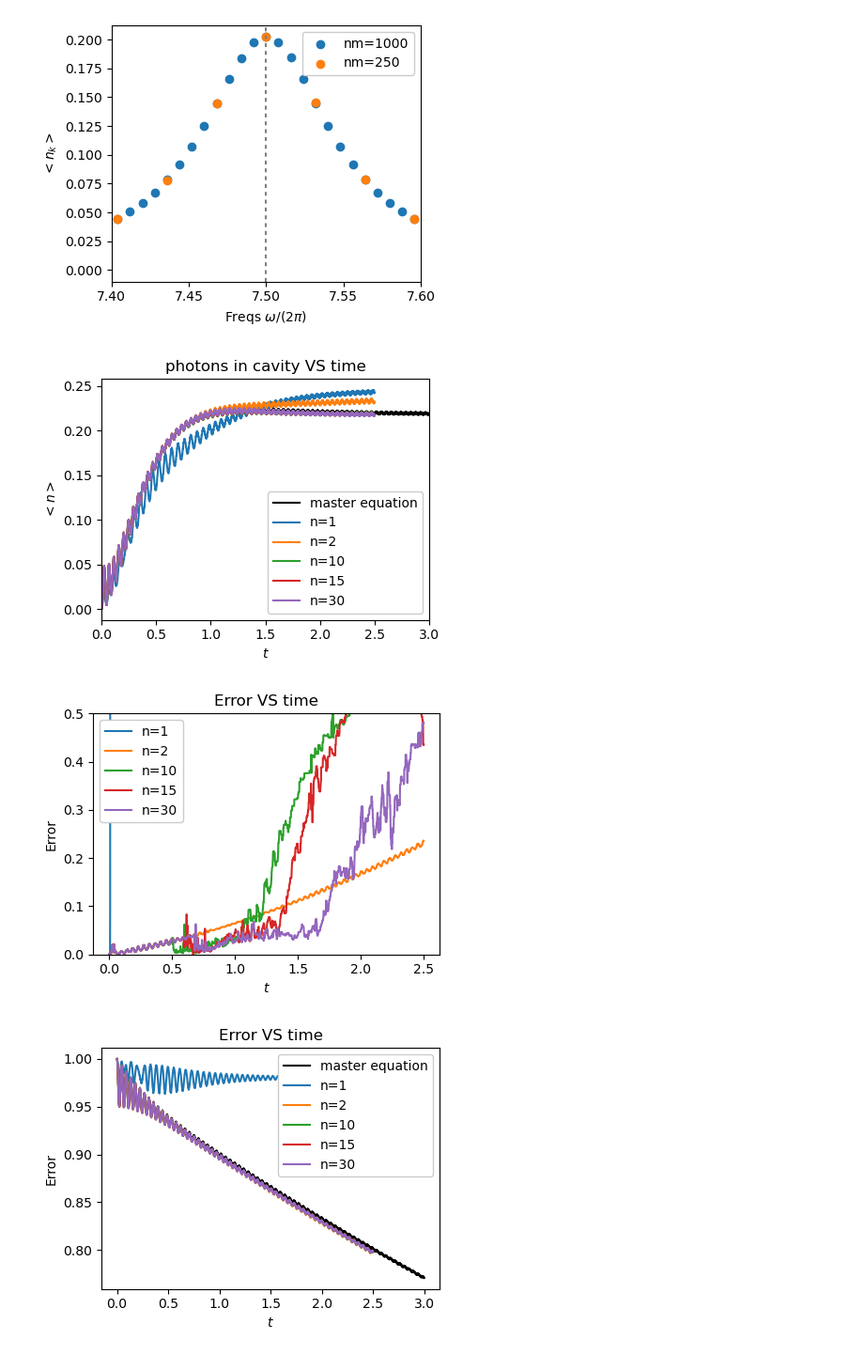
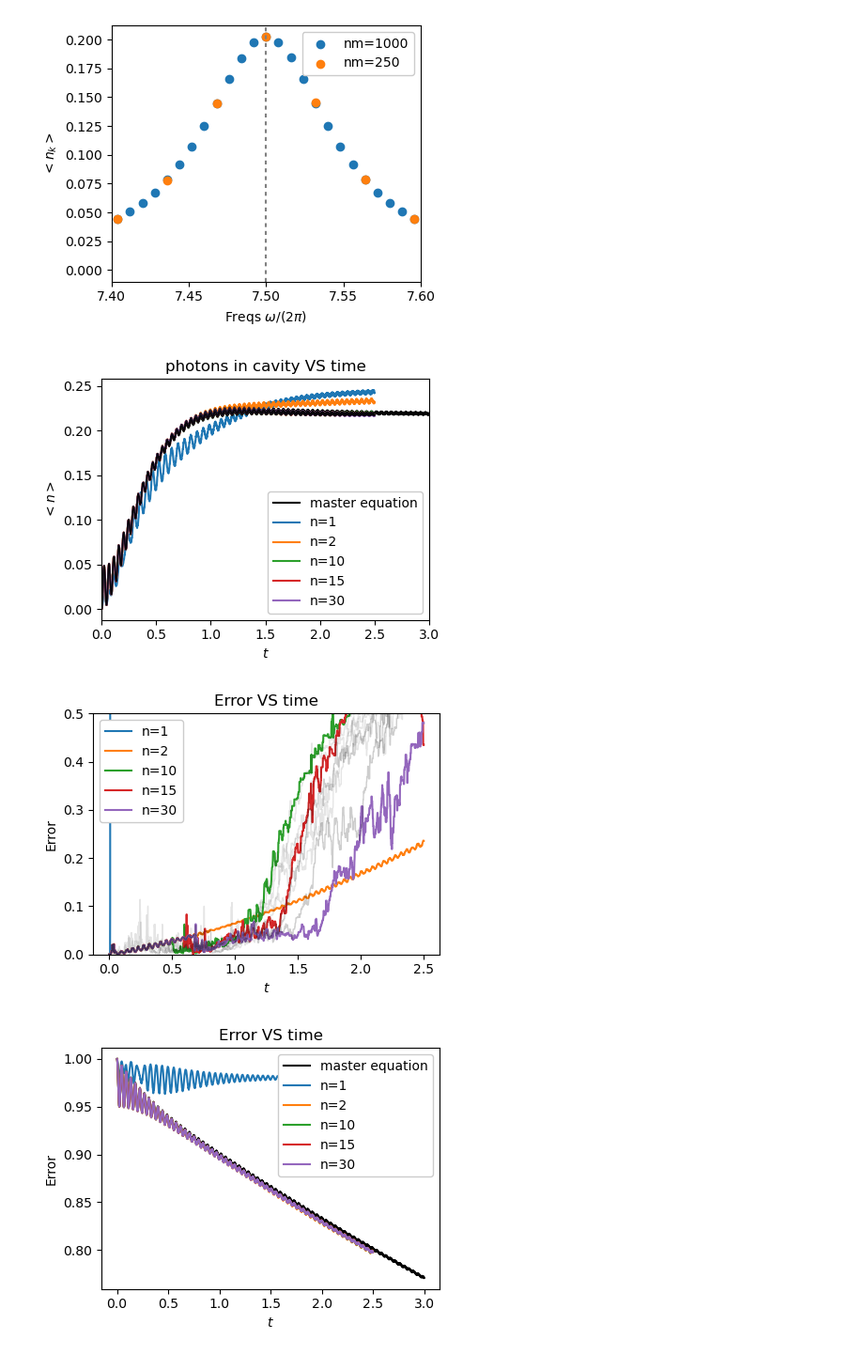
Before and after one commit to ngheeraert/HIGH_POWER_READOUT_FORTRAN, a Jupyter notebook: data_analysis/NL=2_QB_5.3_CAV_7.5_ad0.1_al0.050405_KAPPA_TIMES_5_bw8_DO_before_update_F.ipynb, the cells around one changed output. Shown: that part at 94% size. Saved outputs shown, nothing was run; the diff lists cells and outputs as text; code cells hidden in the pictures.

```diff
--- a/data_analysis/NL=2_QB_5.3_CAV_7.5_ad0.1_al0.050405_KAPPA_TIMES_5_bw8_DO_before_update_F.ipynb
+++ b/data_analysis/NL=2_QB_5.3_CAV_7.5_ad0.1_al0.050405_KAPPA_TIMES_5_bw8_DO_before_update_F.ipynb
@@ -36,6 +36,26 @@ paramchar= "nl2_n2_10_E0.30E-01_dtadd0.20_0.30_3_ar0.0_g0.250_al0.050405_nm250_p
 dyns["n=10"] = da.dynamics(2, path_mac, paramchar)
 paramchar= "nl2_n2_15_E0.35E-01_dtadd0.20_0.30_3_ar0.0_g0.250_al0.050405_0.000000_6.500_nm250_p0.5E-05_wq5.3037_wc7.500_bc2.300_5.200_7.500_12.600_bw8.000F_mr0.00_0.00_0.00_wd7.500_ad0.0500_anh159.155_dt0.0050_errl0.1E-03_lsfe12_qb2_cv0.0_tmax25_TRSM3"
 dyns["n=15"] = da.dynamics(2, path_mac, paramchar)
+
+dyns_new={}
+paramchar= "nl2_n2_15_E0.10E-01_dtadd0.20_0.25_3_ar0.0_g0.250_al0.050405_0.000000_6.500_nm250_p0.5E-05_wq5.3037_wc7.500_bc2.300_5.200_7.500_12.600_bw8.000F_mr0.00_0.00_0.00_wd7.500_ad0.0500_anh159.155_dt0.0050_errl0.1E-03_lsfe12_qb2_cv0.0_tmax25_TRSM3"
+dyns_new["n=15 A"] = da.dynamics(2, path_mac, paramchar)
+paramchar= "nl2_n2_15_E0.20E-01_dtadd0.20_0.25_3_ar0.0_g0.250_al0.050405_0.000000_6.500_nm250_p0.5E-05_wq5.3037_wc7.500_bc2.300_5.200_7.500_12.600_bw8.000F_mr0.00_0.00_0.00_wd7.500_ad0.0500_anh159.155_dt0.0050_errl0.1E-03_lsfe12_qb2_cv0.0_tmax25_TRSM3"
+dyns_new["n=15 B"] = da.dynamics(2, path_mac, paramchar)
+paramchar= "nl2_n2_15_E0.40E-01_dtadd0.20_0.25_3_ar0.0_g0.250_al0.050405_0.000000_6.500_nm250_p0.5E-05_wq5.3037_wc7.500_bc2.300_5.200_7.500_12.600_bw8.000F_mr0.00_0.00_0.00_wd7.500_ad0.0500_anh159.155_dt0.0050_errl0.1E-03_lsfe12_qb2_cv0.0_tmax25_TRSM3"
+dyns_new["n=15 C"] = da.dynamics(2, path_mac, paramchar)
+paramchar= "nl2_n2_15_E0.50E-01_dtadd0.20_0.25_3_ar0.0_g0.250_al0.050405_0.000000_6.500_nm250_p0.5E-05_wq5.3037_wc7.500_bc2.300_5.200_7.500_12.600_bw8.000F_mr0.00_0.00_0.00_wd7.500_ad0.0500_anh159.155_dt0.0050_errl0.1E-03_lsfe12_qb2_cv0.0_tmax25_TRSM3"
+dyns_new["n=15 D"] = da.dynamics(2, path_mac, paramchar)
+paramchar= "nl2_n2_15_E0.10E-01_dtadd0.20_0.35_3_ar0.0_g0.250_al0.050405_0.000000_6.500_nm250_p0.5E-05_wq5.3037_wc7.500_bc2.300_5.200_7.500_12.600_bw8.000F_mr0.00_0.00_0.00_wd7.500_ad0.0500_anh159.155_dt0.0050_errl0.1E-03_lsfe12_qb2_cv0.0_tmax25_TRSM3"
+dyns_new["n=15 E"] = da.dynamics(2, path_mac, paramchar)
+paramchar= "nl2_n2_15_E0.20E-01_dtadd0.20_0.35_3_ar0.0_g0.250_al0.050405_0.000000_6.500_nm250_p0.5E-05_wq5.3037_wc7.500_bc2.300_5.200_7.500_12.600_bw8.000F_mr0.00_0.00_0.00_wd7.500_ad0.0500_anh159.155_dt0.0050_errl0.1E-03_lsfe12_qb2_cv0.0_tmax25_TRSM3"
+dyns_new["n=15 F"] = da.dynamics(2, path_mac, paramchar)
+paramchar= "nl2_n2_15_E0.40E-01_dtadd0.20_0.35_3_ar0.0_g0.250_al0.050405_0.000000_6.500_nm250_p0.5E-05_wq5.3037_wc7.500_bc2.300_5.200_7.500_12.600_bw8.000F_mr0.00_0.00_0.00_wd7.500_ad0.0500_anh159.155_dt0.0050_errl0.1E-03_lsfe12_qb2_cv0.0_tmax25_TRSM3"
+dyns_new["n=15 G"] = da.dynamics(2, path_mac, paramchar)
+paramchar= "nl2_n2_15_E0.50E-01_dtadd0.20_0.35_3_ar0.0_g0.250_al0.050405_0.000000_6.500_nm250_p0.5E-05_wq5.3037_wc7.500_bc2.300_5.200_7.500_12.600_bw8.000F_mr0.00_0.00_0.00_wd7.500_ad0.0500_anh159.155_dt0.0050_errl0.1E-03_lsfe12_qb2_cv0.0_tmax25_TRSM3"
+dyns_new["n=15 H"] = da.dynamics(2, path_mac, paramchar)
+
+
 paramchar= "nl2_n2_30_E0.40E-01_dtadd0.20_0.30_3_ar0.0_g0.250_al0.050405_nm250_p0.5E-05_wq5.3037_wc7.500_bc2.300_5.200_7.500_12.600_bw8.000F_mr0.00_0.00_0.00_wd7.500_ad0.0500_anh159.155_dt0.0050_errl0.1E-03_lsfe12_qb2_cv0.0_tmax25_TRSM3"
 dyns["n=30"] = da.dynamics(2, path_mac, paramchar)
 
@@ -84,6 +104,8 @@ plt.tight_layout()
 plt.plot( (Gamma/(2*np.pi))*times_me, photons_me, label='master equation',c='black'  )
 for key in dyns:
     plt.plot( (Gamma/(2*np.pi))*dyns[key].times, dyns[key].nk[:,0], label=key  )
+for key in dyns_new:
+    plt.plot( (Gamma/(2*np.pi))*dyns_new[key].times, dyns_new[key].nk[:,0], c='black', alpha=0.3, linewidth=1  )
 plt.ylabel( "$<n>$" )
 plt.xlabel( "$t$" )
 plt.title( "photons in cavity VS time"  )
@@ -93,20 +115,22 @@ plt.tight_layout()
 plt.savefig( keynote_folder_path+'photons_convergence.pdf',format='pdf' )
 plt.show()
 # %% [output]
-[figure, old version]
+[figure, new version]
 # %%
 for key in dyns:
     plt.plot( (Gamma/(2*np.pi))*dyns[key].times, dyns[key].error, label=key  )
+for key in dyns_new:
+    plt.plot( (Gamma/(2*np.pi))*dyns_new[key].times, dyns_new[key].error, c='black', alpha=0.1, linewidth=1  )
 plt.ylabel( "Error" )
 plt.xlabel( "$t$" )
 plt.title( "Error VS time"  )
 plt.legend()
 plt.tight_layout()
 plt.ylim(0,0.5)
 plt.savefig( keynote_folder_path+'photons_convergence.pdf',format='pdf' )
 plt.show()
 # %% [output]
-[figure, old version]
+[figure, new version]
 # %%
 plt.plot( (Gamma/(2*np.pi))*times_me, pplt_me[:,1], label='master equation',c='black'  )
 for key in dyns:
```
Also changed, not shown: 3 other files.
